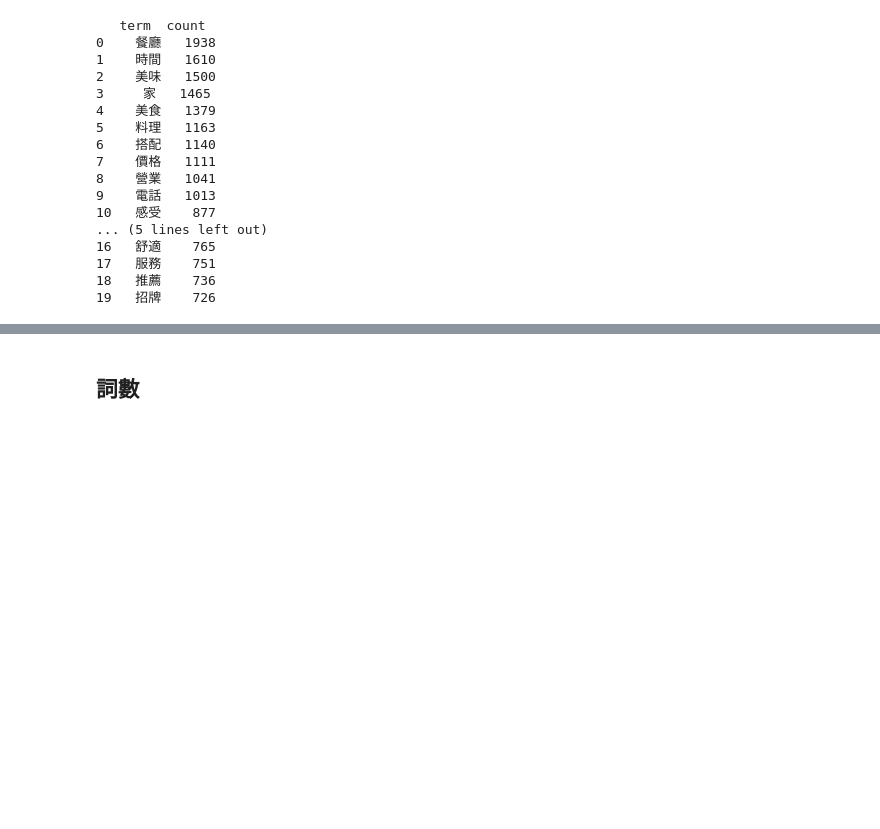
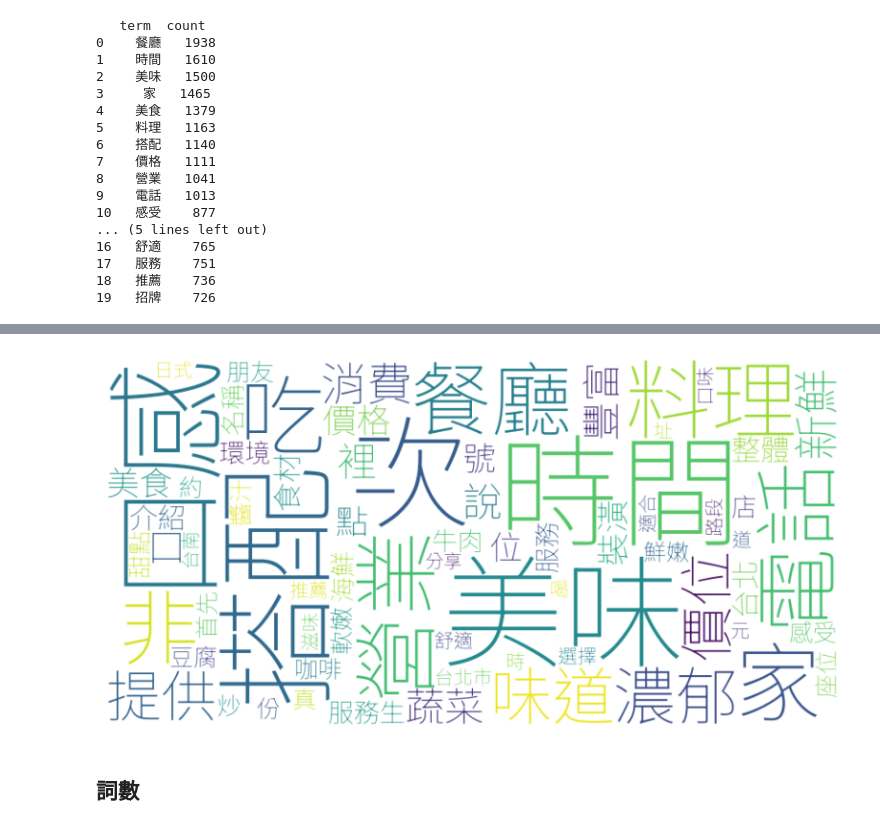
Before and after one commit to JimSu-TW/2024_Spring_DeepLearning_FinalProject, a Jupyter notebook: eda.ipynb, the cells around one changed output, grey strips where cells are left out. Cells and saved outputs as stored; diff of their text form; code cells hidden in the pictures; blank space fills up the shorter version.

```diff
--- a/eda.ipynb
+++ b/eda.ipynb
@@ -291,3 +347,5 @@ gpt_freq = get_segment_freq(gpt_contents_df['remove_stopword_content'])
 17   服務    751
 18   推薦    736
 19   招牌    726
+# %%
+breeze_freq = get_segment_freq(breeze_contents_df['remove_stopword_content'])
@@ -304,3 +380,7 @@ wordcloud(gpt_freq)
+# %%
+wordcloud(breeze_freq)
+# %% [output]
+[figure, added]
 # %% [markdown]
 ## 詞數
 # %%
```
Also changed, not shown: parts of 13 cells of this notebook.
